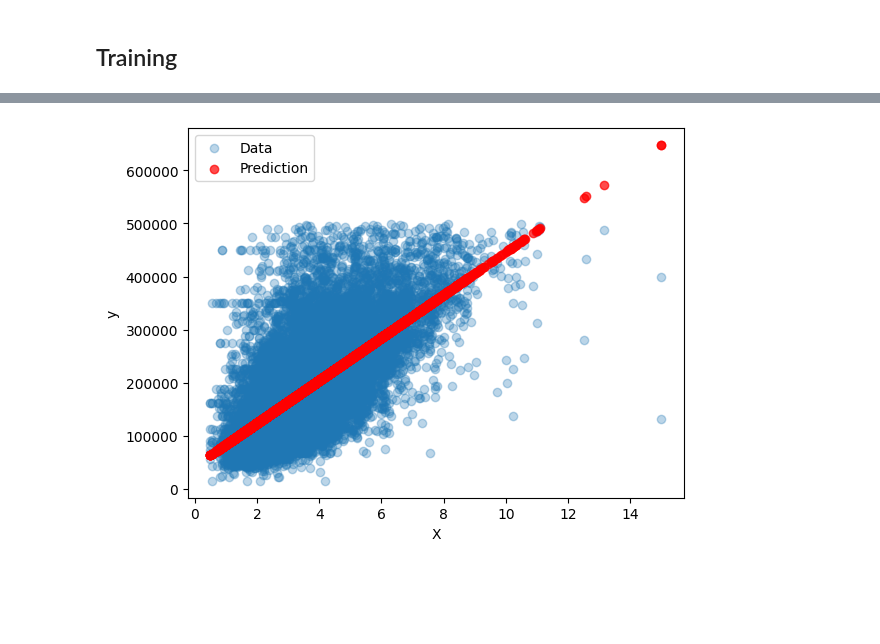
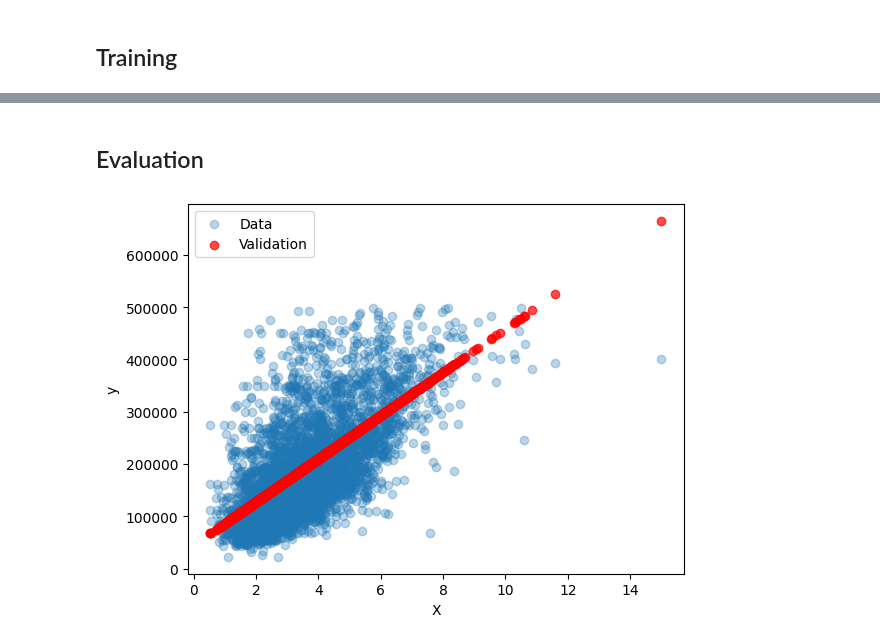
Before and after one commit to HananehMoballeghtohid/DeepLearningStepByStep, a Jupyter notebook: CaliforniaHousingPrices.ipynb, the cells around one changed output, grey strips where cells are left out. Cells and saved outputs as stored; diff of their text form; code cells hidden in the pictures; blank space fills up the shorter version.

```diff
--- a/CaliforniaHousingPrices.ipynb
+++ b/CaliforniaHousingPrices.ipynb
@@ -50,0 +85,20 @@ lr = 0.01
+# %%
+device = 'cuda' if torch.cuda.is_available() else 'cpu'
+epochs = 1000
+
+losses = []
+for epoch in range(epochs):
+    if epoch % 100 == 0:
+        print(f'epoch {epoch}/{epochs}')
+
+    batch_losses = []
+    for x_batch, y_batch in train_loader:
+        # send batch to device
+        x_batch = x_batch.to(device)
+        y_batch = y_batch.to(device)
+
+        batch_loss = train_step_function(x_batch, y_batch)
+        batch_losses.append(batch_loss)
+
+    loss = np.mean(batch_losses)
+    losses.append(loss)
@@ -55,12 +131,20 @@ OrderedDict([('0.weight', tensor([[40298.0938]], device='cuda:0')), ('0.bias', t
+# %% [markdown]
+## Evaluation
+# %%
+X_val_tensor = torch.as_tensor(X_val).float().to(device)
+model.eval()
+
+with torch.no_grad():
+    y_hat = model(X_val_tensor)
 # %%
 y_hat_pdf = pd.DataFrame(y_hat.cpu().detach().numpy())
 
-plt.scatter(X_train, y_train, alpha=0.3, label="Data")
-plt.scatter(X_train, y_hat_pdf, alpha=0.7, color="red", label="Prediction")
+plt.scatter(X_val, y_val, alpha=0.3, label="Data")
+plt.scatter(X_val, y_hat_pdf, alpha=0.7, color="red", label="Validation")
 
 plt.xlabel("X")
 plt.ylabel("y")
 plt.legend()
 plt.show()
 # %% [output]
-[figure, old version]
+[figure, new version]
```
Also changed, not shown: parts of 16 cells of this notebook.
